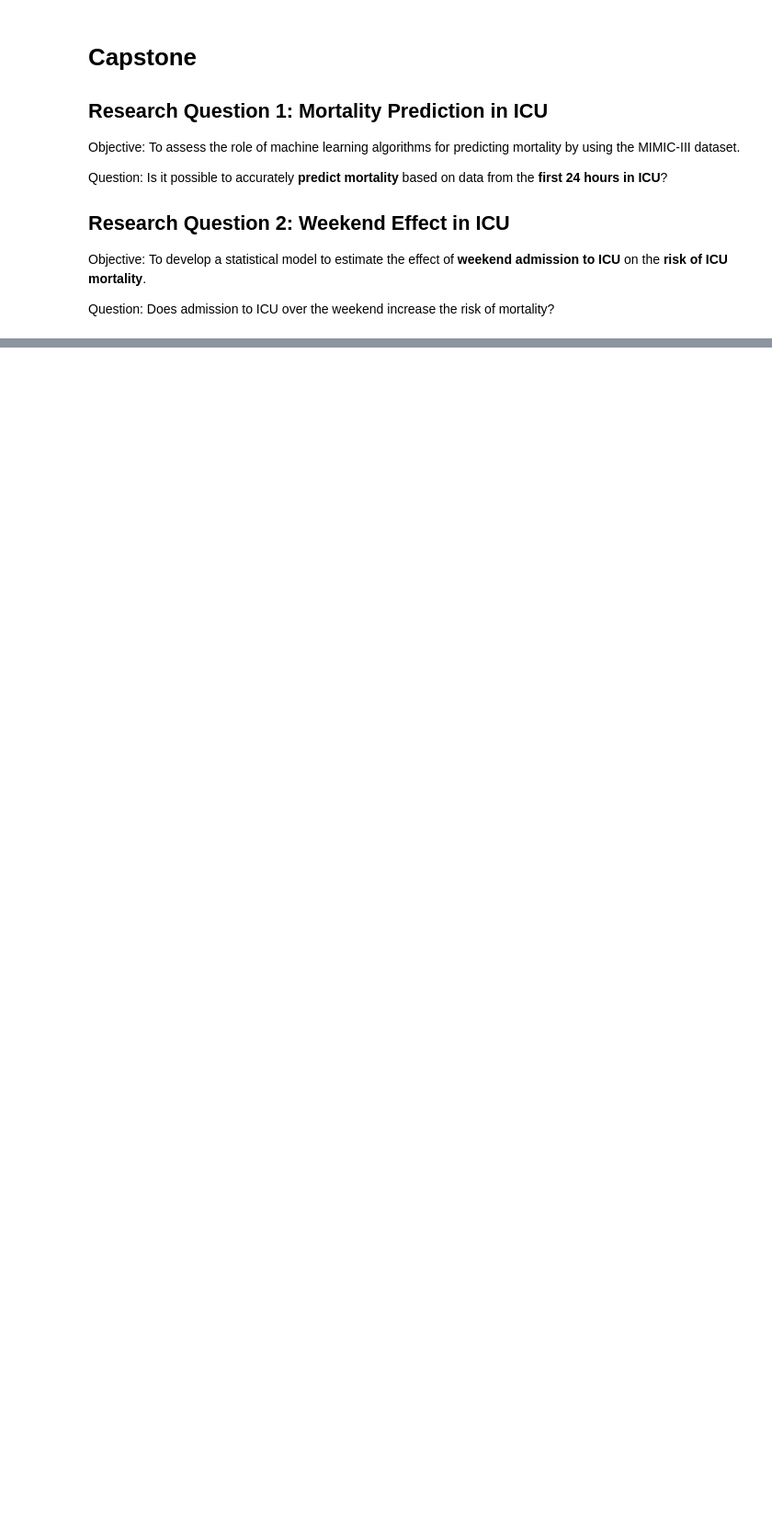
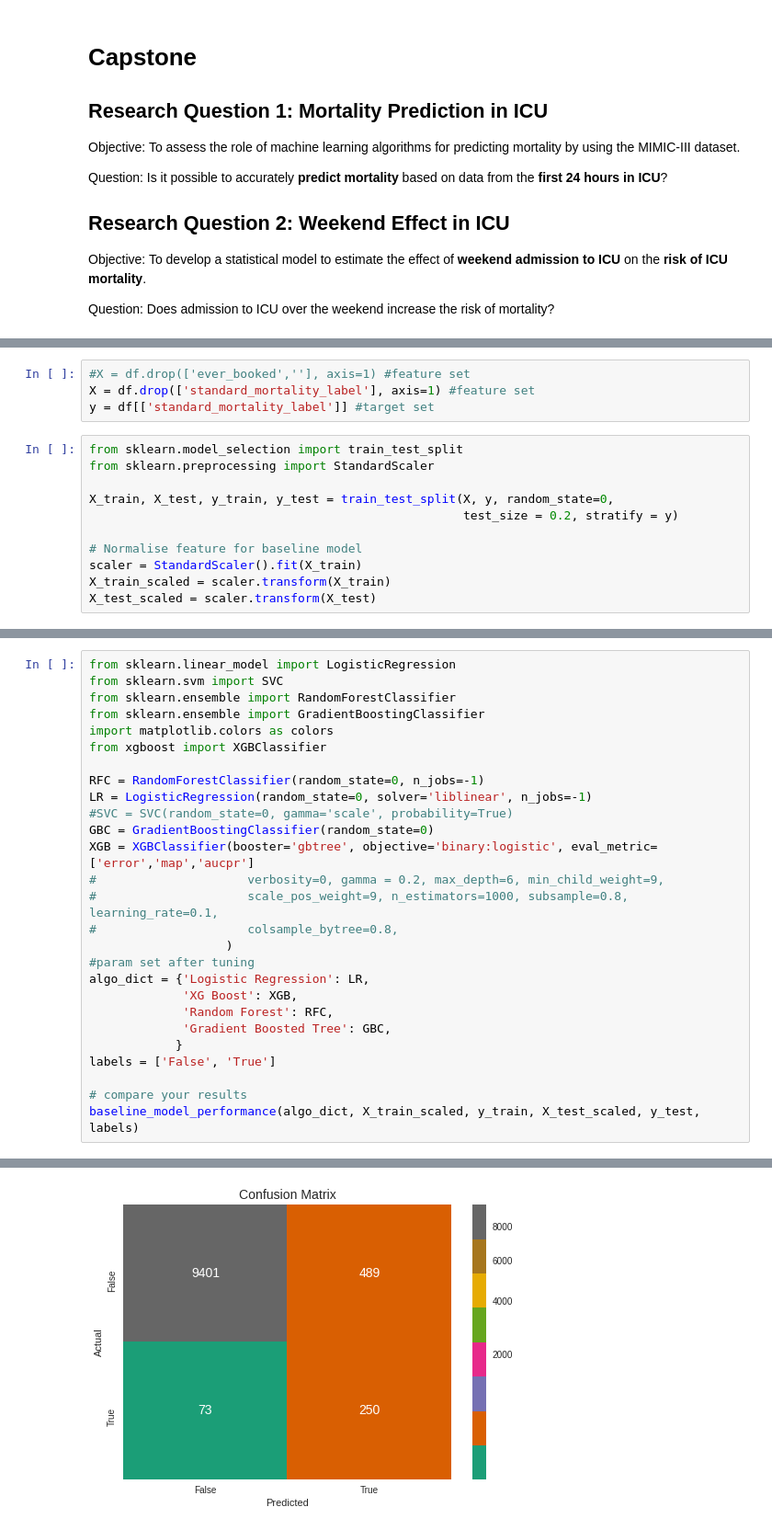
Before and after one commit to annmelaniehuang/capstone21_annmhuang, a Jupyter notebook: Data Preparation.ipynb, the cells around one changed output, grey strips where cells are left out. Shown at 92% size. Drawn from its saved outputs; the diff is of its cells as text; blank space fills up the shorter version.

Commit message:
added model development code and utility function python file

```diff
--- a/Data Preparation.ipynb
+++ b/Data Preparation.ipynb
@@ -302,0 +135,15 @@ sns.distplot(raw_pt_icu.query('ttd_days>=0 and ttd_days <=30').ttd_days, bins=30
+# %%
+#X = df.drop(['ever_booked',''], axis=1) #feature set
+X = df.drop(['standard_mortality_label'], axis=1) #feature set
+y = df[['standard_mortality_label']] #target set
+# %%
+from sklearn.model_selection import train_test_split
+from sklearn.preprocessing import StandardScaler
+
+X_train, X_test, y_train, y_test = train_test_split(X, y, random_state=0,
+                                                    test_size = 0.2, stratify = y)
+
+# Normalise feature for baseline model
+scaler = StandardScaler().fit(X_train)
+X_train_scaled = scaler.transform(X_train)
+X_test_scaled = scaler.transform(X_test)
@@ -302,0 +227,28 @@ sns.distplot(raw_pt_icu.query('ttd_days>=0 and ttd_days <=30').ttd_days, bins=30
+# %%
+from sklearn.linear_model import LogisticRegression
+from sklearn.svm import SVC
+from sklearn.ensemble import RandomForestClassifier
+from sklearn.ensemble import GradientBoostingClassifier
+import matplotlib.colors as colors
+from xgboost import XGBClassifier
+
+RFC = RandomForestClassifier(random_state=0, n_jobs=-1)
+LR = LogisticRegression(random_state=0, solver='liblinear', n_jobs=-1)
+#SVC = SVC(random_state=0, gamma='scale', probability=True)
+GBC = GradientBoostingClassifier(random_state=0)
+XGB = XGBClassifier(booster='gbtree', objective='binary:logistic', eval_metric=['error','map','aucpr']
+#                     verbosity=0, gamma = 0.2, max_depth=6, min_child_weight=9,
+#                     scale_pos_weight=9, n_estimators=1000, subsample=0.8, learning_rate=0.1,
+#                     colsample_bytree=0.8,
+                   )
+#param set after tuning
+algo_dict = {'Logistic Regression': LR,
+             'XG Boost': XGB,
+             'Random Forest': RFC,
+             'Gradient Boosted Tree': GBC,
+            }
+labels = ['False', 'True']
+
+# compare your results
+baseline_model_performance(algo_dict, X_train_scaled, y_train, X_test_scaled, y_test, labels)
+# %% [output]
@@ -302,0 +275 @@ sns.distplot(raw_pt_icu.query('ttd_days>=0 and ttd_days <=30').ttd_days, bins=30
+[figure, added]
```
Also changed, not shown: parts of 36 cells of this notebook, 2 other files.
